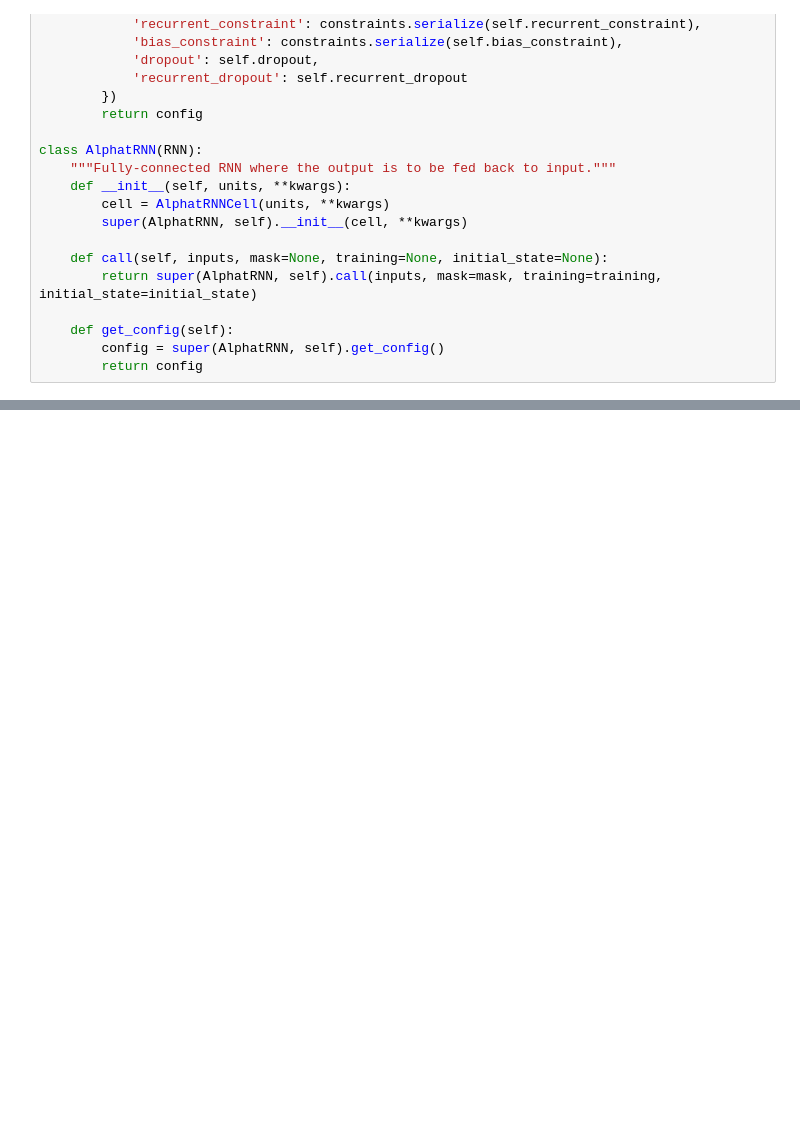
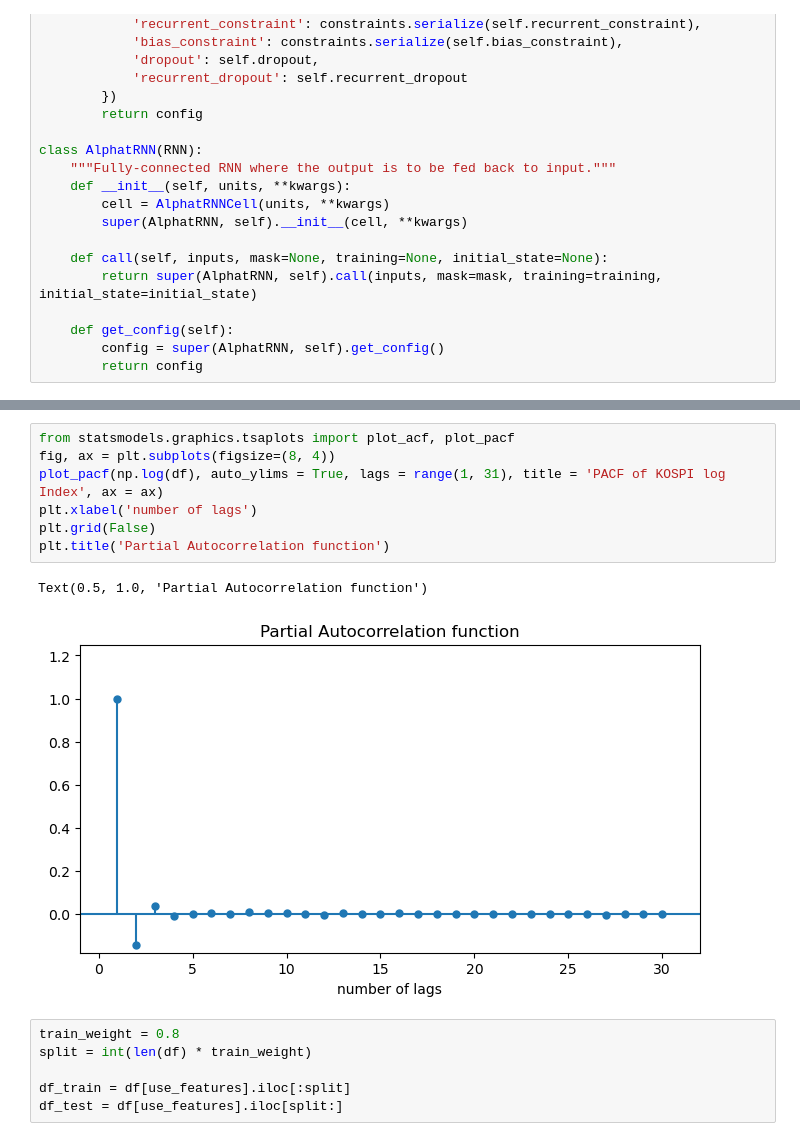
Before and after one commit to Tommylee1013/FinancialMachineLearning, a Jupyter notebook: ml_finance/RNN.ipynb, the cells around one changed output, grey strips where cells are left out. Cells and saved outputs as stored; diff of their text form; blank space fills up the shorter version.

```diff
--- a/ml_finance/RNN.ipynb
+++ b/ml_finance/RNN.ipynb
@@ -213,0 +292,16 @@ class AlphatRNN(RNN):
+# %%
+from statsmodels.graphics.tsaplots import plot_acf, plot_pacf
+fig, ax = plt.subplots(figsize=(8, 4))
+plot_pacf(np.log(df), auto_ylims = True, lags = range(1, 31), title = 'PACF of KOSPI log Index', ax = ax)
+plt.xlabel('number of lags')
+plt.grid(False)
+plt.title('Partial Autocorrelation function')
+# %% [output]
+Text(0.5, 1.0, 'Partial Autocorrelation function')
+[figure, added]
+# %%
+train_weight = 0.8
+split = int(len(df) * train_weight)
+
+df_train = df[use_features].iloc[:split]
+df_test = df[use_features].iloc[split:]
```
Also changed, not shown: parts of 22 cells of this notebook, 2 other files.
